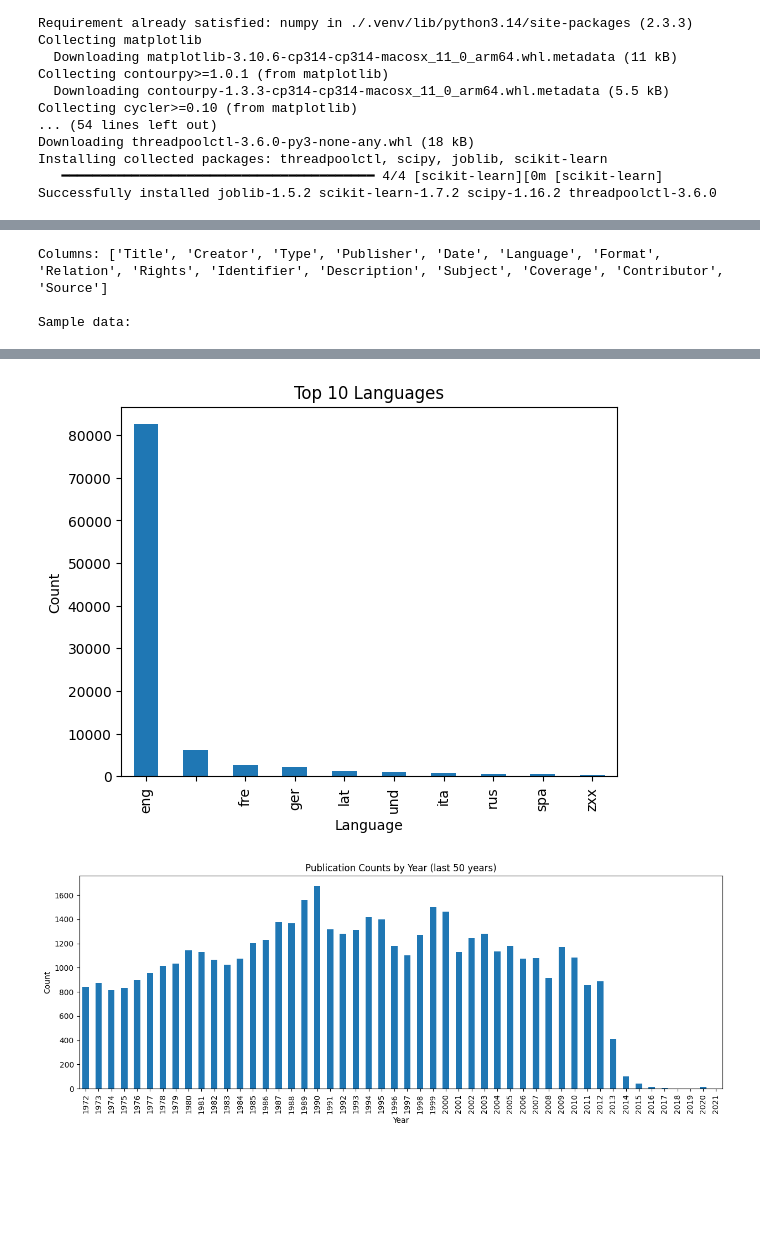
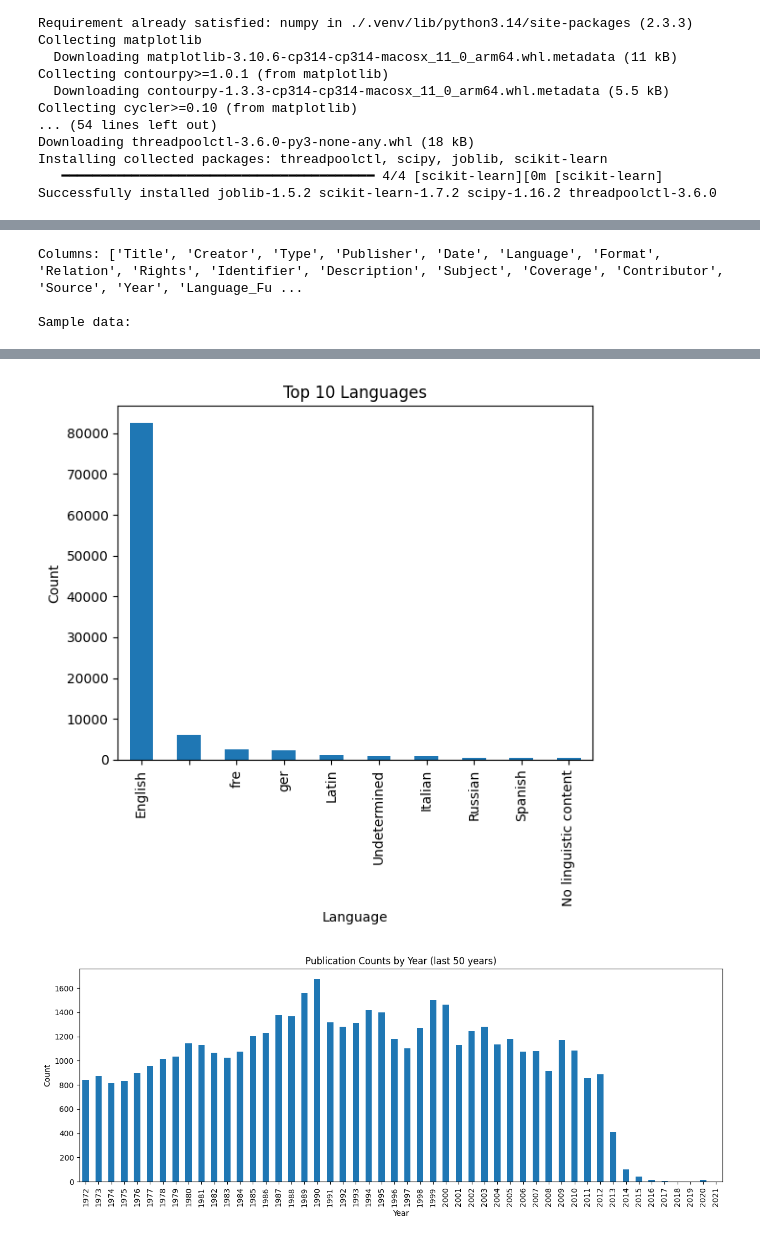
Before and after one commit to terrales/AIP_NLS_data, a Jupyter notebook: data_analysis.ipynb, the cells around one changed output, grey strips where cells are left out. Drawn from its saved outputs; the diff is of its cells as text; code cells hidden in the pictures; blank space fills up the shorter version.

Commit message:
attempt at historical view of languages distributiopn

```diff
--- a/data_analysis.ipynb
+++ b/data_analysis.ipynb
@@ -33,3 +42,11 @@ Matplotlib is building the font cache; this may take a moment.
+# %%
+import pycountry
+
+def get_language_name(code):
+    try:
+        return pycountry.languages.get(alpha_3=code).name
+    except AttributeError:
+        return code  # fallback to code if not found
 # %%
 records = []
 with open('txtBIBLIOGRAPHIC_11573881650004341_01.txt', encoding='utf-8') as f:
@@ -52,36 +69,39 @@ df.head()
 | 3 | Armorial bearings of the sovereig... | Petchey, William John. Browne, Ro... | text | London Bedford Square Press [for ... | 1977 | eng |  |  |  |  | ... |
 | 4 | Sharing caring : caring, equal op... | Thompson, Catherine. | text | Community Care Project | [1985] |  |  |  |  |  | ... |
 # %%
+df['Language_Full'] = df['Language'].apply(get_language_name)
+
 # Show basic info about the dataframe
 print("Columns:", df.columns.tolist())
 print("\nSample data:")
 display(df.head())
 
+
 # Visualize the most common languages
-top_languages = df['Language'].value_counts().head(10)
+top_languages = df['Language_Full'].value_counts().head(10)
 top_languages.plot(kind='bar', title='Top 10 Languages')
 plt.xlabel('Language')
 plt.ylabel('Count')
 plt.show()
 
 # Visualize the most common publication years (extracting year from 'Date')
 df['Year'] = df['Date'].str.extract(r'(\d{4})')
 top_years = df['Year'].value_counts().sort_index().tail(50)
 top_years.plot(kind='bar', figsize=(15,5), title='Publication Counts by Year (last 50 years)')
 plt.xlabel('Year')
 plt.ylabel('Count')
 plt.show()
 # %% [output]
-Columns: ['Title', 'Creator', 'Type', 'Publisher', 'Date', 'Language', 'Format', 'Relation', 'Rights', 'Identifier', 'Description', 'Subject', 'Coverage', 'Contributor', 'Source']
+Columns: ['Title', 'Creator', 'Type', 'Publisher', 'Date', 'Language', 'Format', 'Relation', 'Rights', 'Identifier', 'Description', 'Subject', 'Coverage', 'Contributor', 'Source', 'Year', 'Language_Fu ...
 
 Sample data:
 |  | Title | Creator | Type | Publisher | Date | Language | Format | Relation | Rights | Identifier | ... |
 | 0 | Travel / | Leeson, Edward,1947-2011. | text | London J. Murray | 1980 | eng |  |  |  |  | ... |
 | 1 | Resource book of test items in ch... | Jenkins, E. W.(Edgar William) | text | London Murray | 1981 | eng |  |  |  |  | ... |
 | 2 | Arbitration for contractors | Stephenson, Douglas A. | text | Northwood Books | 1982 |  |  |  |  |  | ... |
 | 3 | Armorial bearings of the sovereig... | Petchey, William John. Browne, Ro... | text | London Bedford Square Press [for ... | 1977 | eng |  |  |  |  | ... |
 | 4 | Sharing caring : caring, equal op... | Thompson, Catherine. | text | Community Care Project | [1985] |  |  |  |  |  | ... |
-[figure, old version]
+[figure, new version]
 [figure]
 # %%
 print("Total records:", len(df))
```
Also changed, not shown: parts of 14 cells of this notebook.
